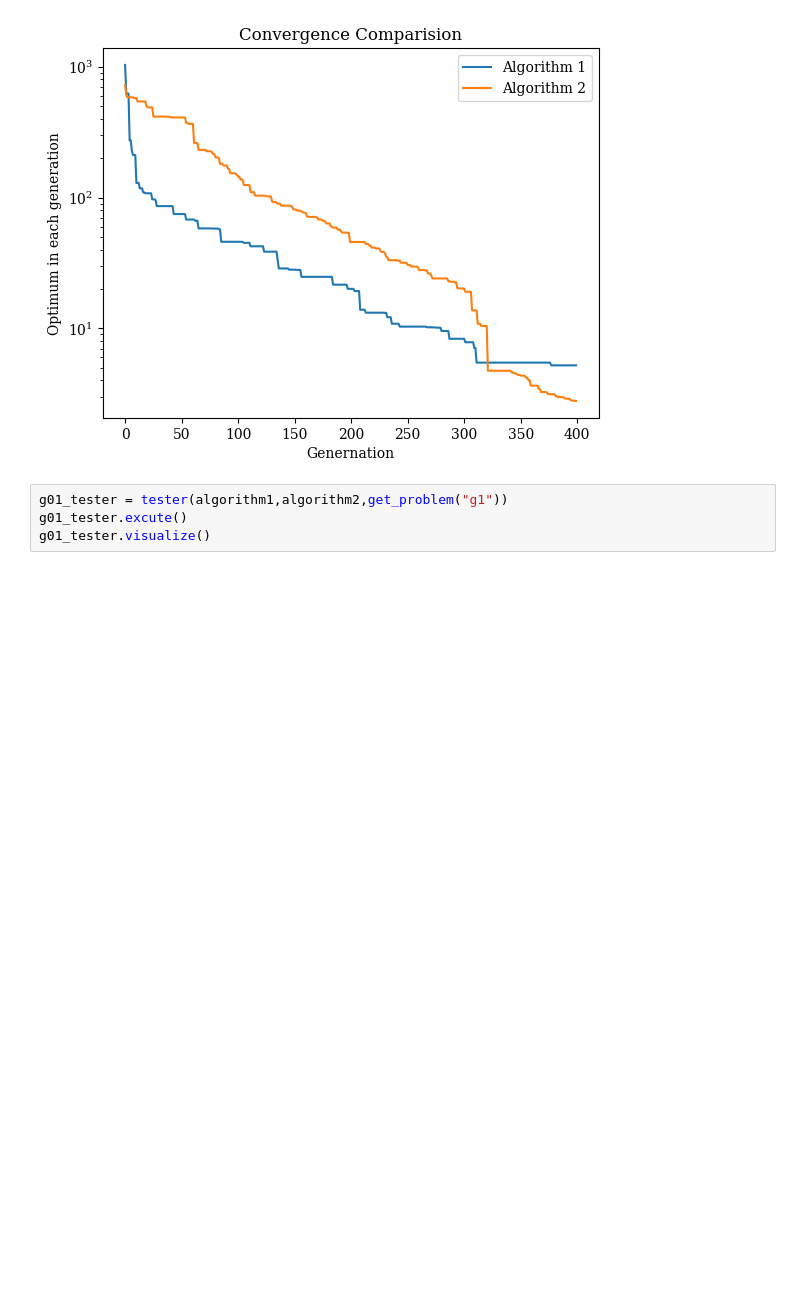
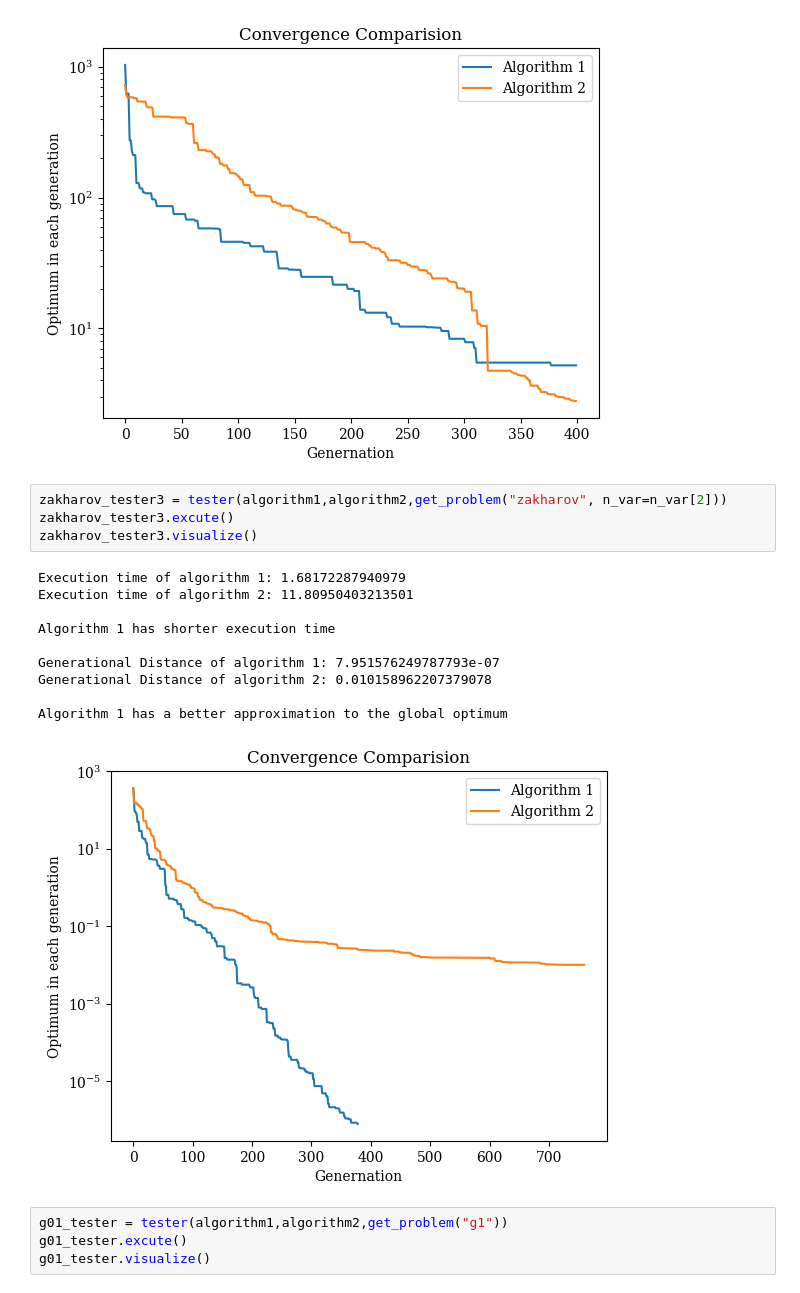
Before and after one commit to koway927/Optimization-Algorithm, a Jupyter notebook: PSO vs GA.ipynb, the cells around one changed output. Cells and saved outputs as stored; diff of their text form; blank space fills up the shorter version.

```diff
--- a/PSO vs GA.ipynb
+++ b/PSO vs GA.ipynb
@@ -179,6 +188,21 @@ Generational Distance of algorithm 2: 2.7908169166818295
 
 Algorithm 2 has a better approximation to the global optimum
 [figure]
+# %%
+zakharov_tester3 = tester(algorithm1,algorithm2,get_problem("zakharov", n_var=n_var[2]))
+zakharov_tester3.excute()
+zakharov_tester3.visualize()
+# %% [output]
+Execution time of algorithm 1: 1.68172287940979
+Execution time of algorithm 2: 11.80950403213501
+
+Algorithm 1 has shorter execution time
+
+Generational Distance of algorithm 1: 7.951576249787793e-07
+Generational Distance of algorithm 2: 0.010158962207379078
+
+Algorithm 1 has a better approximation to the global optimum
+[figure, added]
 # %%
 g01_tester = tester(algorithm1,algorithm2,get_problem("g1"))
 g01_tester.excute()
```
Also changed, not shown: parts of 3 cells of this notebook, 1 other file.
